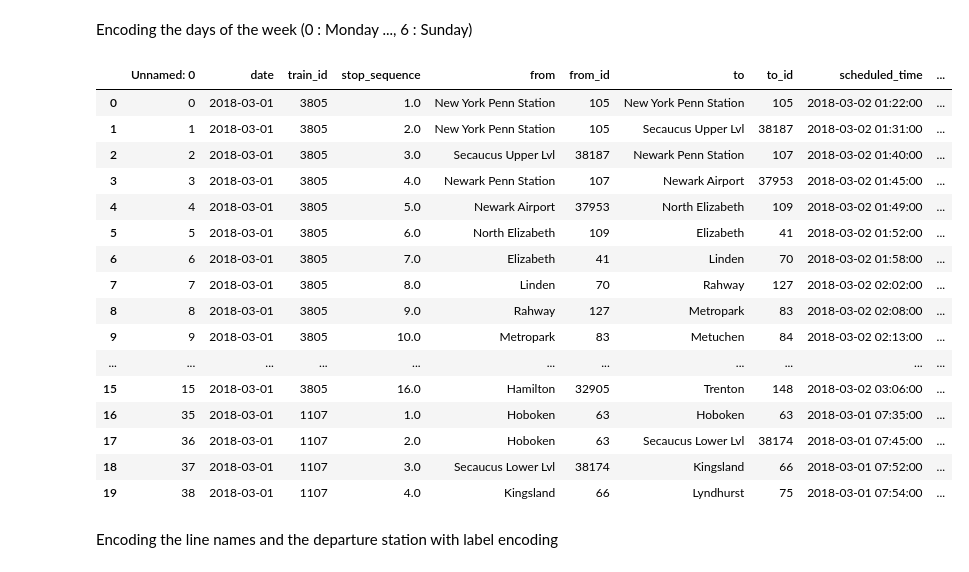
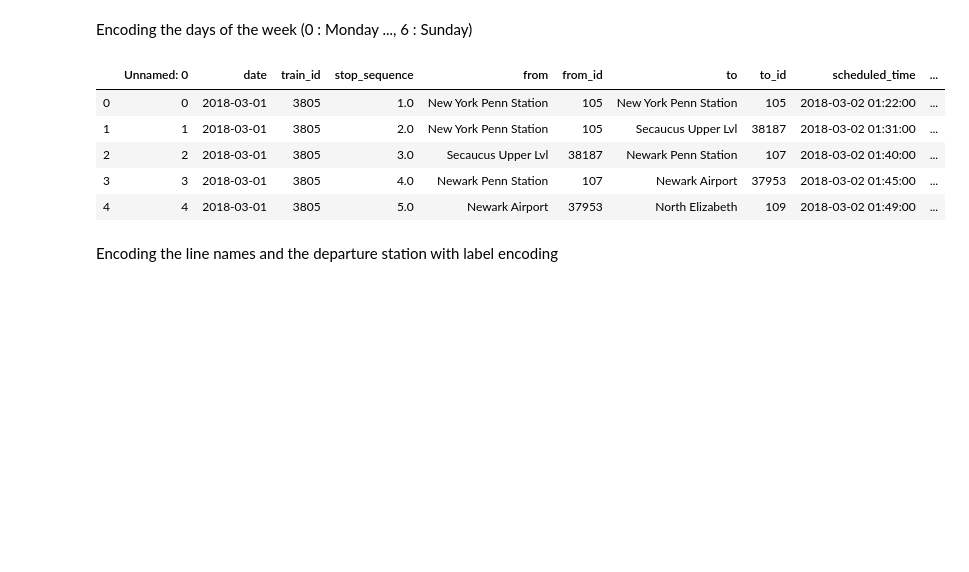
Before and after one commit to linahcharif/NTDS-Team24, a Jupyter notebook: Final_Model_LSTM.ipynb, the cells around one changed output. Drawn from its saved outputs; the diff is of its cells as text; code cells hidden in the pictures; blank space fills up the shorter version.

```diff
--- a/Final_Model_LSTM.ipynb
+++ b/Final_Model_LSTM.ipynb
@@ -15,7 +13,9 @@ Drive already mounted at /content/drive; to attempt to forcibly remount, call dr
 # %% [markdown]
 Import the data for the NJ train network. Month of March 2018. Drop the observations with NaN delay.
 # %%
-df = pd.read_csv('/content/Outward.csv') #for example
+#for colab : df = pd.read_csv('/content/Outward.csv')
+
+df = pd.read_csv('Outward.csv')
 df.dropna(subset=['delay_minutes'], inplace=True)
 df.reset_index(drop=True, inplace=True)
 # %% [markdown]
@@ -34,25 +34,14 @@ for (k,v) in enumerate(df['actual_time']):
 df['day'] = day
 df['time'] = time
 # %%
-df.head(n=20)
+df.head(n=5)
 # %% [output]
 |  | Unnamed: 0 | date | train_id | stop_sequence | from | from_id | to | to_id | scheduled_time | ... |
 | 0 | 0 | 2018-03-01 | 3805 | 1.0 | New York Penn Station | 105 | New York Penn Station | 105 | 2018-03-02 01:22:00 | ... |
 | 1 | 1 | 2018-03-01 | 3805 | 2.0 | New York Penn Station | 105 | Secaucus Upper Lvl | 38187 | 2018-03-02 01:31:00 | ... |
 | 2 | 2 | 2018-03-01 | 3805 | 3.0 | Secaucus Upper Lvl | 38187 | Newark Penn Station | 107 | 2018-03-02 01:40:00 | ... |
 | 3 | 3 | 2018-03-01 | 3805 | 4.0 | Newark Penn Station | 107 | Newark Airport | 37953 | 2018-03-02 01:45:00 | ... |
 | 4 | 4 | 2018-03-01 | 3805 | 5.0 | Newark Airport | 37953 | North Elizabeth | 109 | 2018-03-02 01:49:00 | ... |
-| 5 | 5 | 2018-03-01 | 3805 | 6.0 | North Elizabeth | 109 | Elizabeth | 41 | 2018-03-02 01:52:00 | ... |
-| 6 | 6 | 2018-03-01 | 3805 | 7.0 | Elizabeth | 41 | Linden | 70 | 2018-03-02 01:58:00 | ... |
-| 7 | 7 | 2018-03-01 | 3805 | 8.0 | Linden | 70 | Rahway | 127 | 2018-03-02 02:02:00 | ... |
-| 8 | 8 | 2018-03-01 | 3805 | 9.0 | Rahway | 127 | Metropark | 83 | 2018-03-02 02:08:00 | ... |
-| 9 | 9 | 2018-03-01 | 3805 | 10.0 | Metropark | 83 | Metuchen | 84 | 2018-03-02 02:13:00 | ... |
-| ... | ... | ... | ... | ... | ... | ... | ... | ... | ... | ... |
-| 15 | 15 | 2018-03-01 | 3805 | 16.0 | Hamilton | 32905 | Trenton | 148 | 2018-03-02 03:06:00 | ... |
-| 16 | 35 | 2018-03-01 | 1107 | 1.0 | Hoboken | 63 | Hoboken | 63 | 2018-03-01 07:35:00 | ... |
-| 17 | 36 | 2018-03-01 | 1107 | 2.0 | Hoboken | 63 | Secaucus Lower Lvl | 38174 | 2018-03-01 07:45:00 | ... |
-| 18 | 37 | 2018-03-01 | 1107 | 3.0 | Secaucus Lower Lvl | 38174 | Kingsland | 66 | 2018-03-01 07:52:00 | ... |
-| 19 | 38 | 2018-03-01 | 1107 | 4.0 | Kingsland | 66 | Lyndhurst | 75 | 2018-03-01 07:54:00 | ... |
 # %% [markdown]
 Encoding the line names and the departure station with label encoding
 # %%
```
Also changed, not shown: parts of 12 cells of this notebook, 3 other files.
